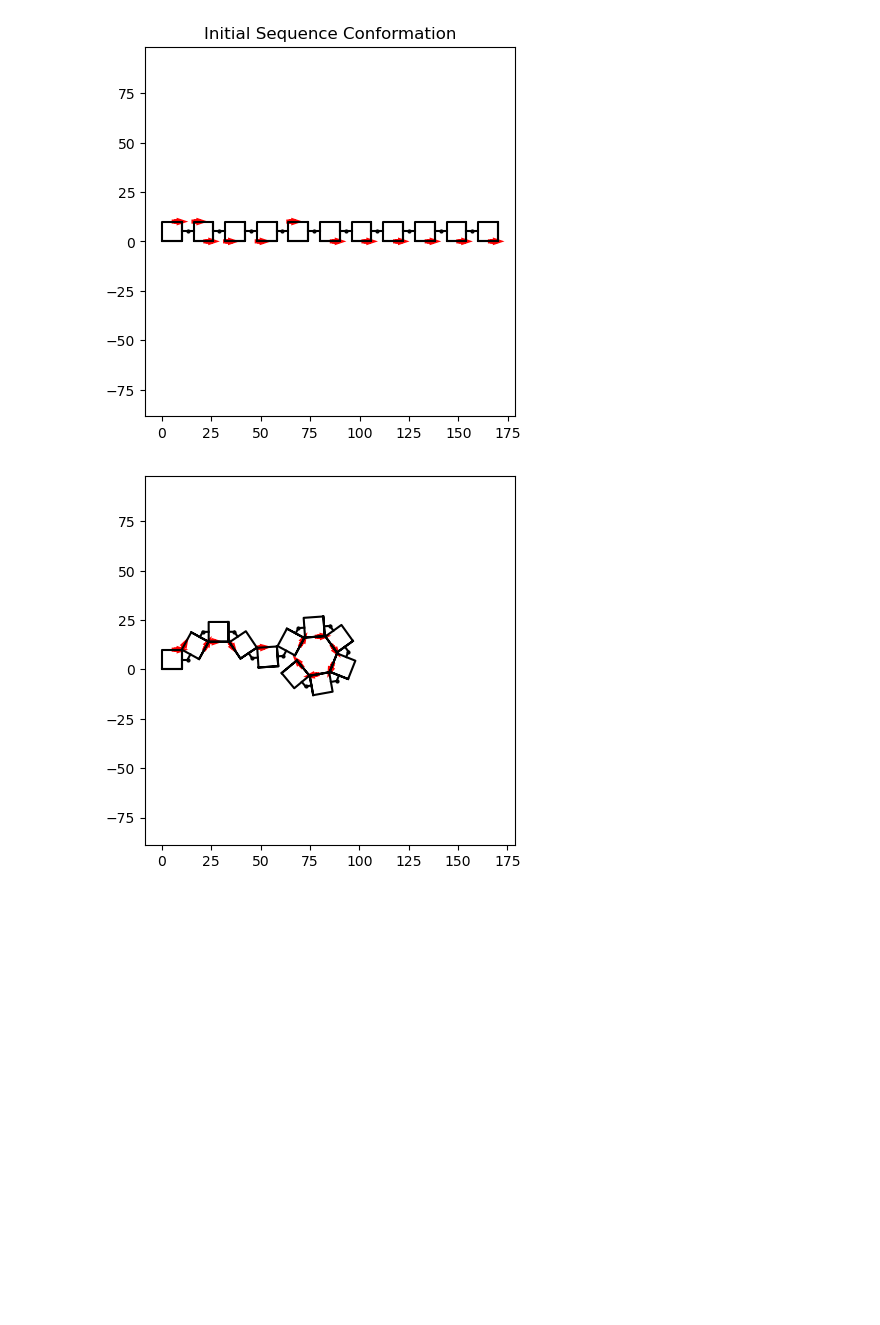
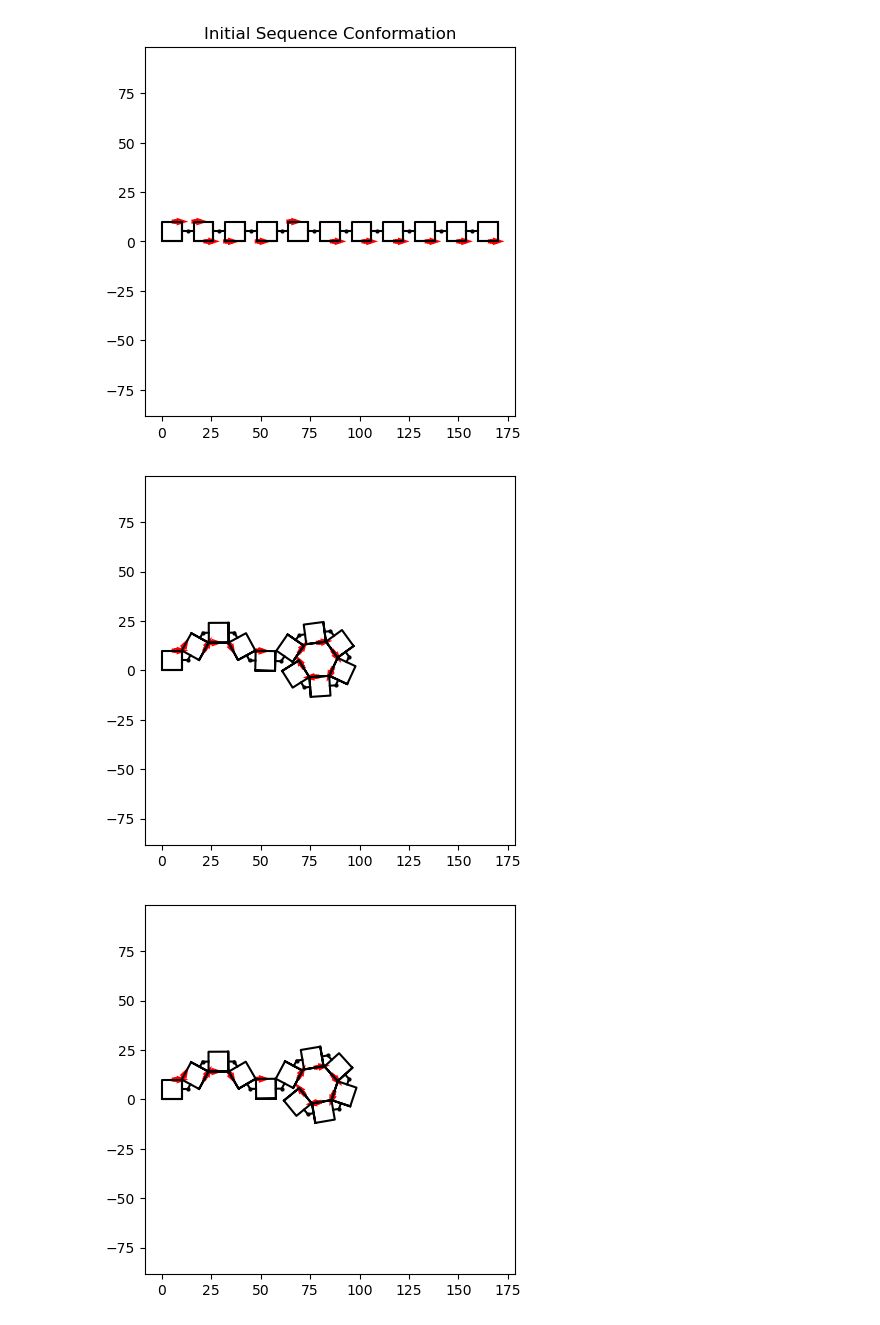
Before and after one commit to dymc9548/Magnetic-actuator-simulation, a Jupyter notebook: testing_sim_methods.ipynb, the cells around one changed output. Drawn from its saved outputs; the diff is of its cells as text; code cells hidden in the pictures; blank space fills up the shorter version.

```diff
--- a/testing_sim_methods.ipynb
+++ b/testing_sim_methods.ipynb
@@ -26,8 +26,9 @@ mask_arr, v_xmat, h_xmat, v_ymat, h_ymat, Ml_mat = vis.initialize_energy(magvec)
 # %%
 # sim many times
 std = 10 # angle distribution std
 max_iter = 1000 # maximum moves
-nsim = 1 # number of simulations
+nsim = 10 # number of simulations
 final_hinges, final_es = sim.sim_many(nsim, 'weighted sync',patch_arr,shape_arr,linelist,hinge_vec, hinge_loc, std, patch_num, mask_arr, v_xmat, h_xmat, v_ymat, h_ymat, Ml_mat, max_iter, animate=True)
 # %% [output]
-[figure, old version]
+[figure, new version]
+[figure, added]
```
Also changed, not shown: parts of 2 cells of this notebook, 31 other files.
